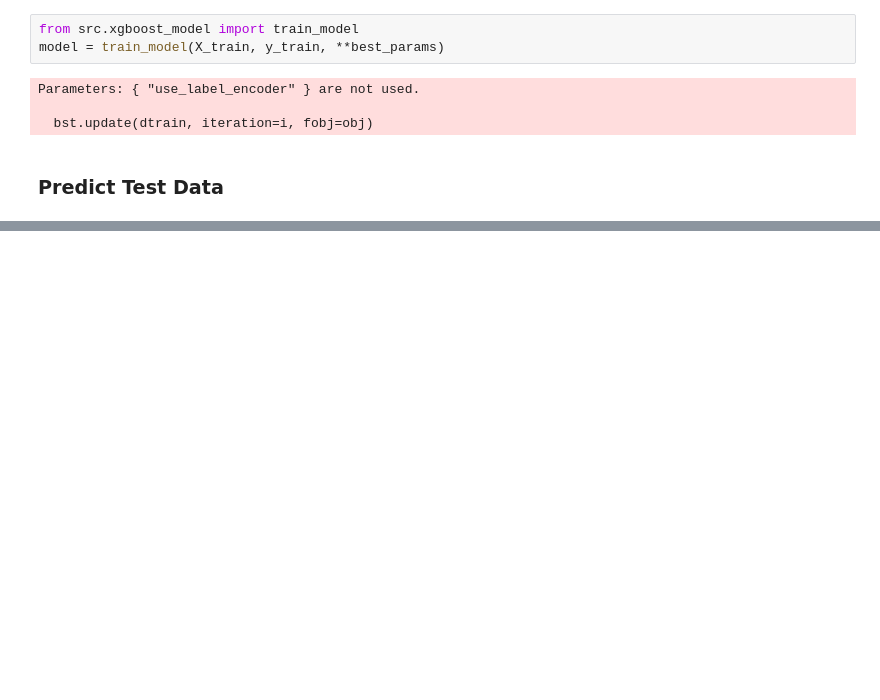
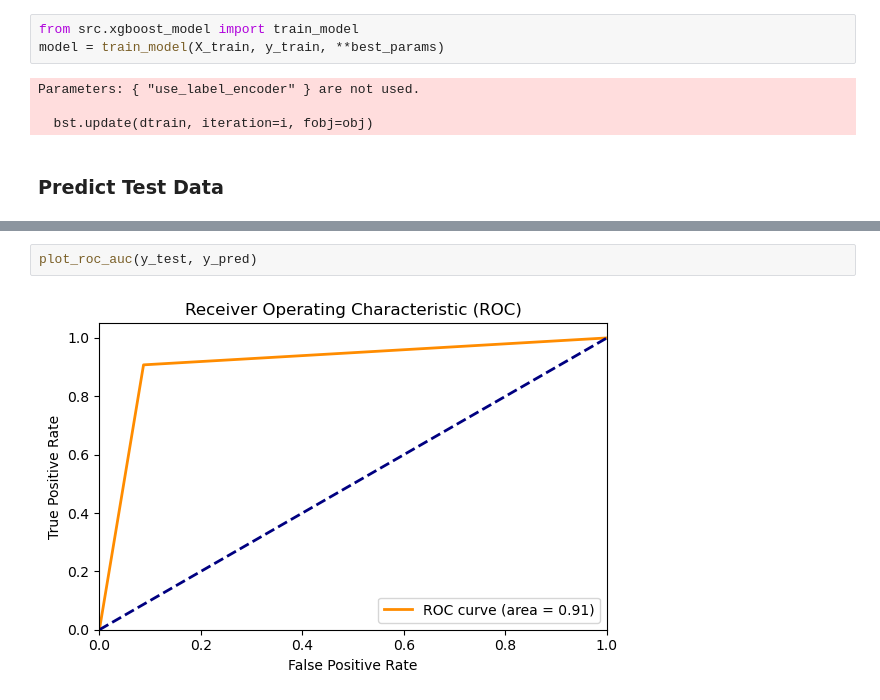
Before and after one commit to RafdhiFatoni/XGboost-Optimizer-WholesaleCustomers, a Jupyter notebook: notebooks/main_model.ipynb, the cells around one changed output, grey strips where cells are left out. Cells and saved outputs as stored; diff of their text form; blank space fills up the shorter version.

```diff
--- a/notebooks/main_model.ipynb
+++ b/notebooks/main_model.ipynb
@@ -81,0 +95,4 @@ y_pred = predict(model, X_test)
+# %%
+plot_roc_auc(y_test, y_pred)
+# %% [output]
+[figure, added]
```
Also changed, not shown: parts of 8 cells of this notebook, 5 other files.
